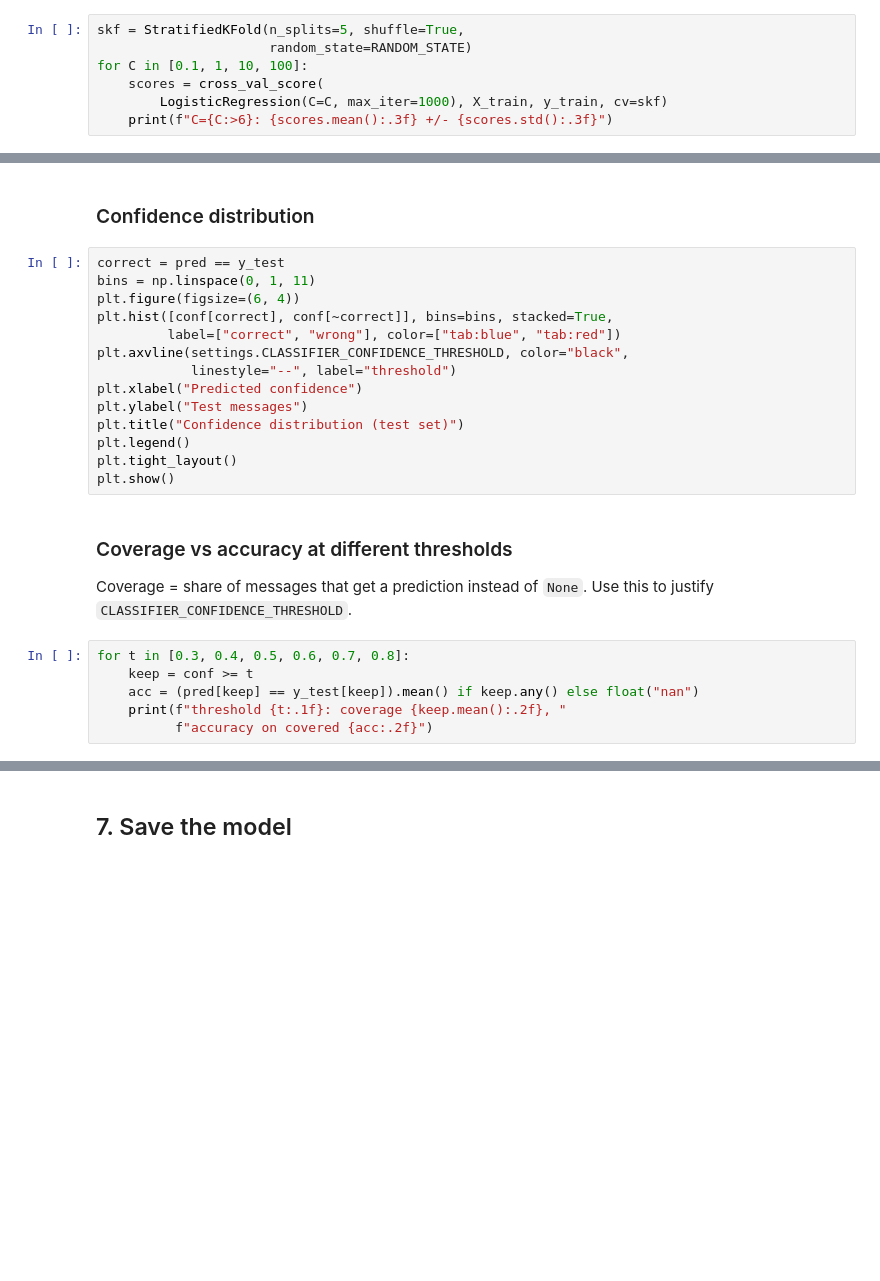
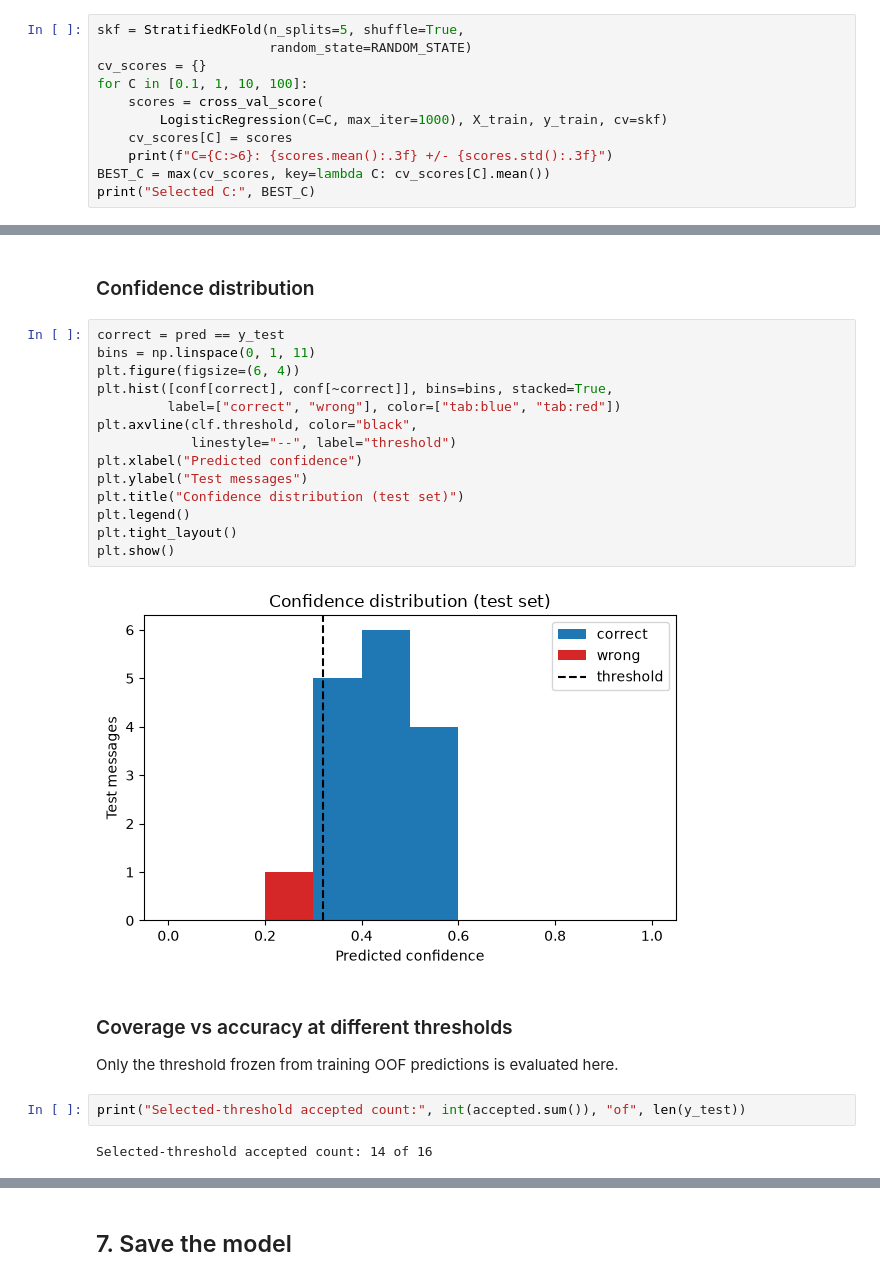
Before and after one commit to Alinur08/az-legal-rag-2, a Jupyter notebook: notebooks/train_category_classifier.ipynb, the cells around one changed output, grey strips where cells are left out. Cells and saved outputs as stored; diff of their text form; blank space fills up the shorter version.

Commit message:
feat: complete phase 6.5 category classifier training and evaluation

```diff
--- a/notebooks/train_category_classifier.ipynb
+++ b/notebooks/train_category_classifier.ipynb
@@ -75,7 +113,11 @@ test set stays untouched.
 # %%
 skf = StratifiedKFold(n_splits=5, shuffle=True,
                       random_state=RANDOM_STATE)
+cv_scores = {}
 for C in [0.1, 1, 10, 100]:
     scores = cross_val_score(
         LogisticRegression(C=C, max_iter=1000), X_train, y_train, cv=skf)
+    cv_scores[C] = scores
     print(f"C={C:>6}: {scores.mean():.3f} +/- {scores.std():.3f}")
+BEST_C = max(cv_scores, key=lambda C: cv_scores[C].mean())
+print("Selected C:", BEST_C)
@@ -123,26 +253,25 @@ plt.show()
 # %%
 correct = pred == y_test
 bins = np.linspace(0, 1, 11)
 plt.figure(figsize=(6, 4))
 plt.hist([conf[correct], conf[~correct]], bins=bins, stacked=True,
          label=["correct", "wrong"], color=["tab:blue", "tab:red"])
-plt.axvline(settings.CLASSIFIER_CONFIDENCE_THRESHOLD, color="black",
+plt.axvline(clf.threshold, color="black",
             linestyle="--", label="threshold")
 plt.xlabel("Predicted confidence")
 plt.ylabel("Test messages")
 plt.title("Confidence distribution (test set)")
 plt.legend()
 plt.tight_layout()
 plt.show()
+# %% [output]
+[figure, added]
 # %% [markdown]
 ### Coverage vs accuracy at different thresholds
 
-Coverage = share of messages that get a prediction instead of
-`None`. Use this to justify `CLASSIFIER_CONFIDENCE_THRESHOLD`.
+Only the threshold frozen from training OOF predictions is evaluated here.
 # %%
-for t in [0.3, 0.4, 0.5, 0.6, 0.7, 0.8]:
-    keep = conf >= t
-    acc = (pred[keep] == y_test[keep]).mean() if keep.any() else float("nan")
-    print(f"threshold {t:.1f}: coverage {keep.mean():.2f}, "
-          f"accuracy on covered {acc:.2f}")
+print("Selected-threshold accepted count:", int(accepted.sum()), "of", len(y_test))
+# %% [output]
+Selected-threshold accepted count: 14 of 16
 # %% [markdown]
```
Also changed, not shown: parts of 18 cells of this notebook, 7 other files.
